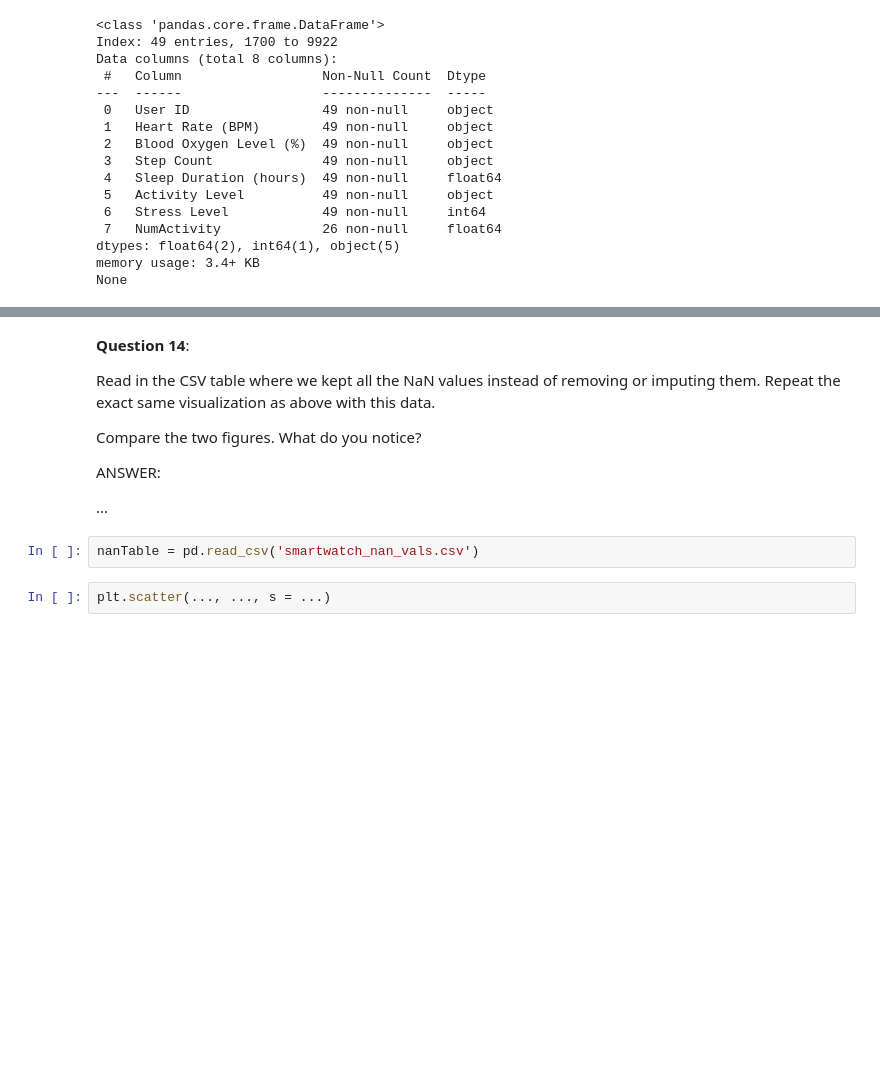
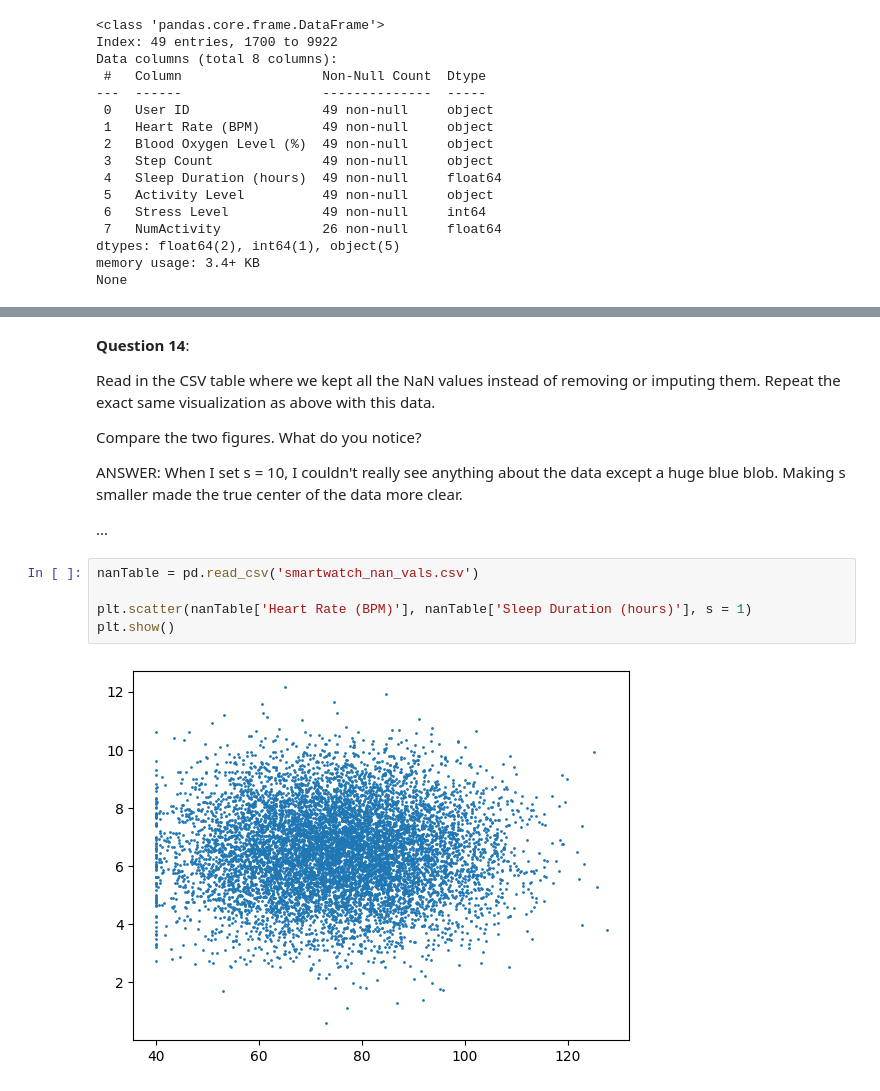
Before and after one commit to BMC-Intersectional-Data-Feminism/exercise-2-data-cleaning-and-analysis-suzannasem, a Jupyter notebook: exercise2.ipynb, the cells around one changed output, grey strips where cells are left out. Saved outputs shown, nothing was run; the diff lists cells and outputs as text; blank space fills up the shorter version.

```diff
--- a/exercise2.ipynb
+++ b/exercise2.ipynb
@@ -617,10 +694,13 @@ Read in the CSV table where we kept all the NaN values instead of removing or im
 
 Compare the two figures. What do you notice?
 
-ANSWER:
+ANSWER: When I set s = 10, I couldn't really see anything about the data except a huge blue blob. Making s smaller made the true center of the data more clear.
 
 ...
-# %%
-nanTable = pd.read_csv('smartwatch_nan_vals.csv')
-# %%
-plt.scatter(..., ..., s = ...)
+# %%
+nanTable = pd.read_csv('smartwatch_nan_vals.csv')
+
+plt.scatter(nanTable['Heart Rate (BPM)'], nanTable['Sleep Duration (hours)'], s = 1)
+plt.show()
+# %% [output]
+[figure, added]
```
Also changed, not shown: parts of 23 cells of this notebook.
